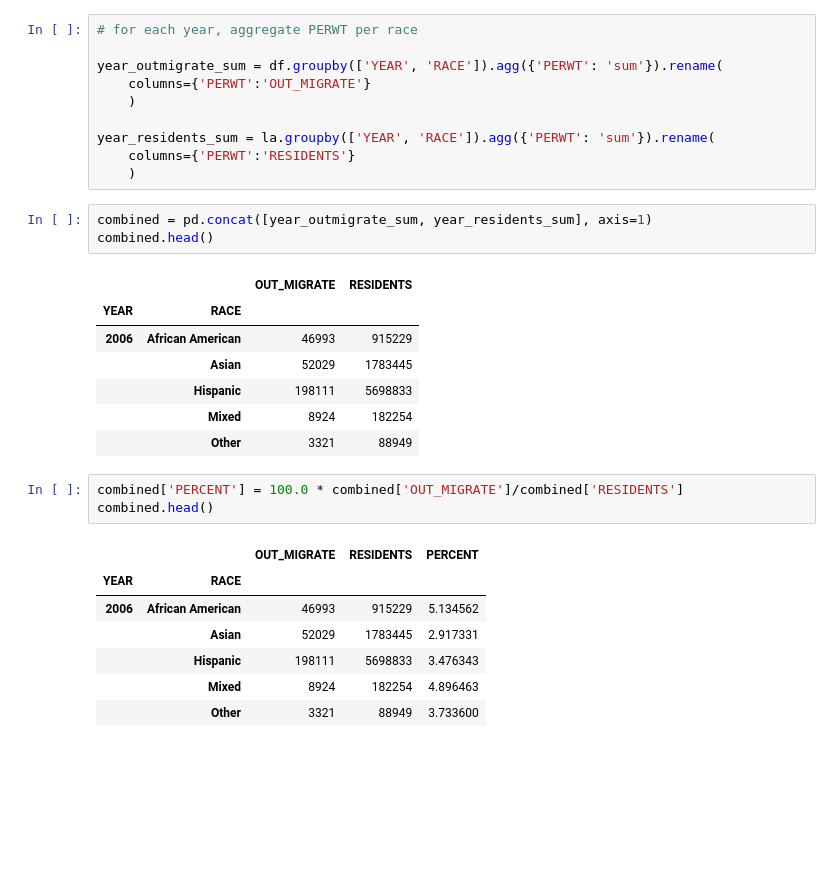
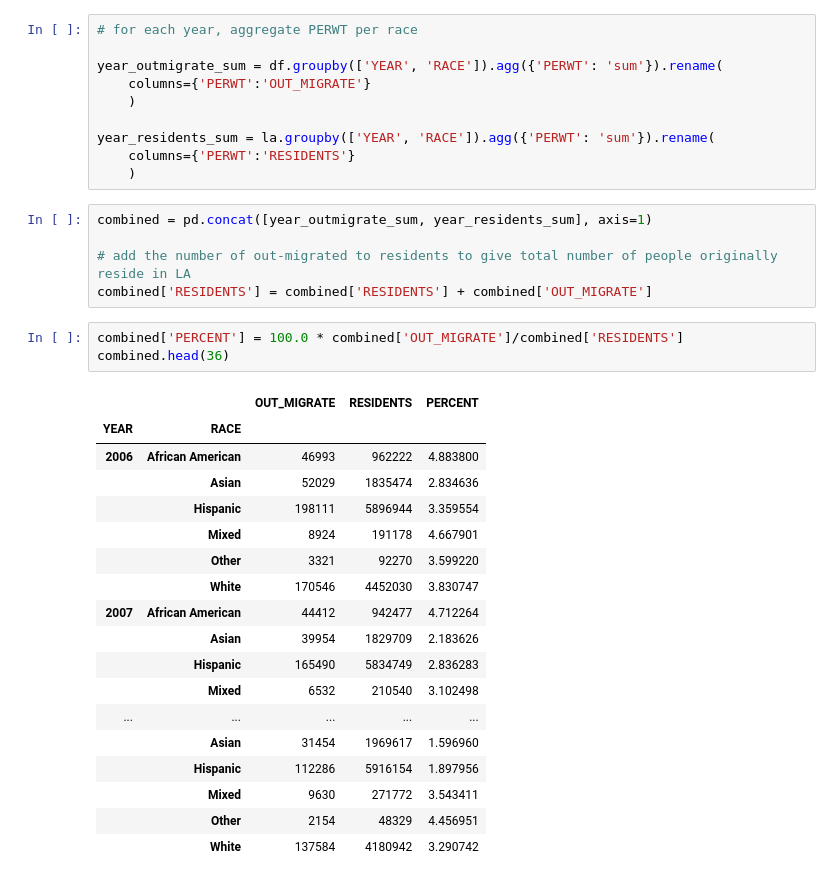
Before and after one commit to CityOfLosAngeles/Data-Angels, a Jupyter notebook: Fall 2018 Projects/LA_Outmigration/Visuals/Race.ipynb, the cells around one changed output. Cells and saved outputs as stored; diff of their text form; blank space fills up the shorter version.

```diff
--- a/Fall 2018 Projects/LA_Outmigration/Visuals/Race.ipynb
+++ b/Fall 2018 Projects/LA_Outmigration/Visuals/Race.ipynb
@@ -19,25 +19,30 @@ year_outmigrate_sum = df.groupby(['YEAR', 'RACE']).agg({'PERWT': 'sum'}).rename(
 year_residents_sum = la.groupby(['YEAR', 'RACE']).agg({'PERWT': 'sum'}).rename(
     columns={'PERWT':'RESIDENTS'}
     )
-# %%
-combined = pd.concat([year_outmigrate_sum, year_residents_sum], axis=1)
-combined.head()
-# %% [output]
-|  |  | OUT_MIGRATE | RESIDENTS |
-| YEAR | RACE |  |  |
-| 2006 | African American | 46993 | 915229 |
-|  | Asian | 52029 | 1783445 |
-|  | Hispanic | 198111 | 5698833 |
-|  | Mixed | 8924 | 182254 |
-|  | Other | 3321 | 88949 |
+# %%
+combined = pd.concat([year_outmigrate_sum, year_residents_sum], axis=1)
+
+# add the number of out-migrated to residents to give total number of people originally reside in LA
+combined['RESIDENTS'] = combined['RESIDENTS'] + combined['OUT_MIGRATE']
 # %%
 combined['PERCENT'] = 100.0 * combined['OUT_MIGRATE']/combined['RESIDENTS']
-combined.head()
+combined.head(36)
 # %% [output]
 |  |  | OUT_MIGRATE | RESIDENTS | PERCENT |
 | YEAR | RACE |  |  |  |
-| 2006 | African American | 46993 | 915229 | 5.134562 |
-|  | Asian | 52029 | 1783445 | 2.917331 |
-|  | Hispanic | 198111 | 5698833 | 3.476343 |
-|  | Mixed | 8924 | 182254 | 4.896463 |
-|  | Other | 3321 | 88949 | 3.733600 |
+| 2006 | African American | 46993 | 962222 | 4.883800 |
+|  | Asian | 52029 | 1835474 | 2.834636 |
+|  | Hispanic | 198111 | 5896944 | 3.359554 |
+|  | Mixed | 8924 | 191178 | 4.667901 |
+|  | Other | 3321 | 92270 | 3.599220 |
+|  | White | 170546 | 4452030 | 3.830747 |
+| 2007 | African American | 44412 | 942477 | 4.712264 |
+|  | Asian | 39954 | 1829709 | 2.183626 |
+|  | Hispanic | 165490 | 5834749 | 2.836283 |
+|  | Mixed | 6532 | 210540 | 3.102498 |
+| ... | ... | ... | ... | ... |
+|  | Asian | 31454 | 1969617 | 1.596960 |
+|  | Hispanic | 112286 | 5916154 | 1.897956 |
+|  | Mixed | 9630 | 271772 | 3.543411 |
+|  | Other | 2154 | 48329 | 4.456951 |
+|  | White | 137584 | 4180942 | 3.290742 |
```
Also changed, not shown: parts of 3 cells of this notebook.
